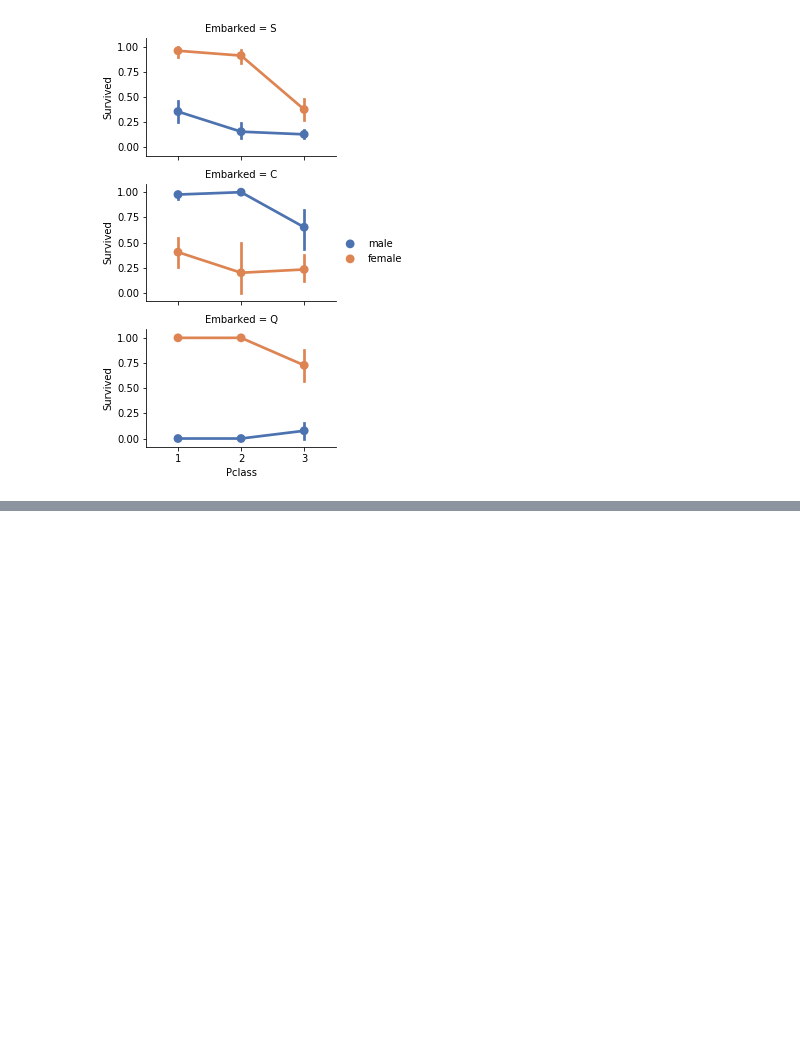
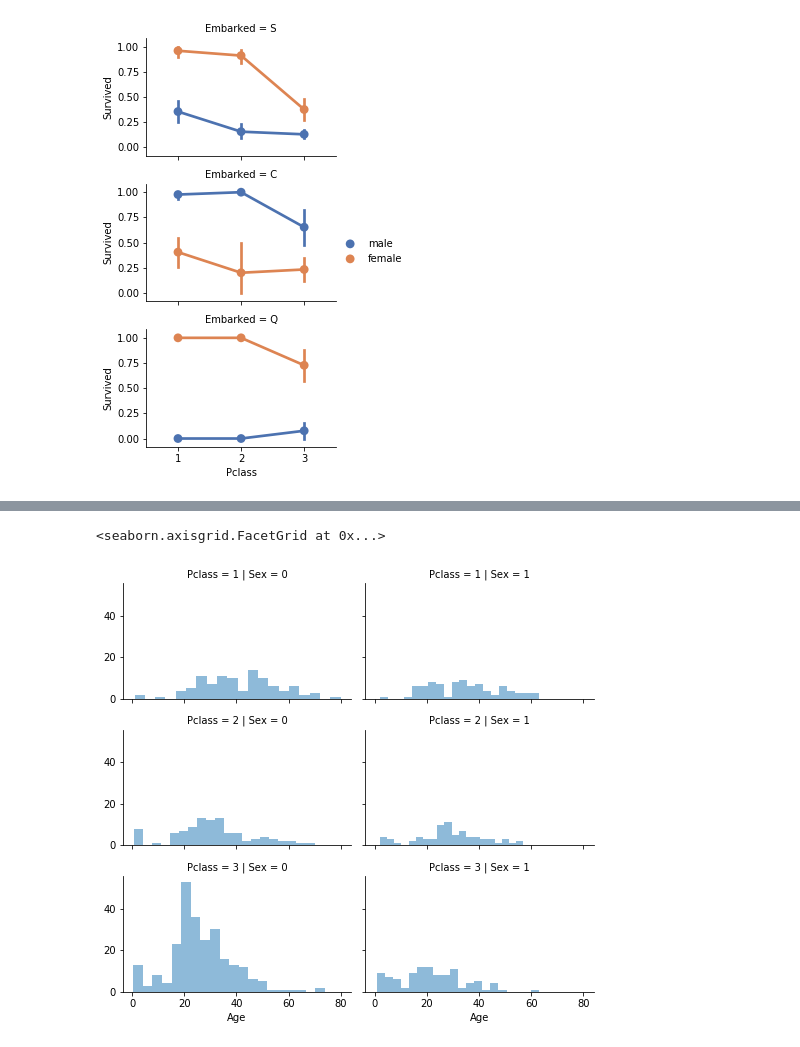
Before and after one commit to kieuxuanduong/DL, a Jupyter notebook: kaggle/titanic/titanic-data-science-solutions.ipynb, the cells around one changed output, grey strips where cells are left out. Drawn from its saved outputs; the diff is of its cells as text; code cells hidden in the pictures; blank space fills up the shorter version.

```diff
--- a/kaggle/titanic/titanic-data-science-solutions.ipynb
+++ b/kaggle/titanic/titanic-data-science-solutions.ipynb
@@ -145,0 +221,5 @@ grid.add_legend()
+# %%
+train_df = train_df.drop(['Name', 'PassengerId'], axis=1)
+test_df = test_df.drop(['Name'], axis=1)
+combine = [train_df, test_df]
+train_df.shape, test_df.shape
@@ -145,0 +240,8 @@ grid.add_legend()
+# %%
+# grid = sns.FacetGrid(train_df, col='Pclass', hue='Gender')
+grid = sns.FacetGrid(train_df, row='Pclass', col='Sex', size=2.2, aspect=1.6)
+grid.map(plt.hist, 'Age', alpha=.5, bins=20)
+grid.add_legend()
+# %% [output]
+<seaborn.axisgrid.FacetGrid at 0x...>
+[figure, added]
```
Also changed, not shown: parts of 9 cells of this notebook, 2 other files.
